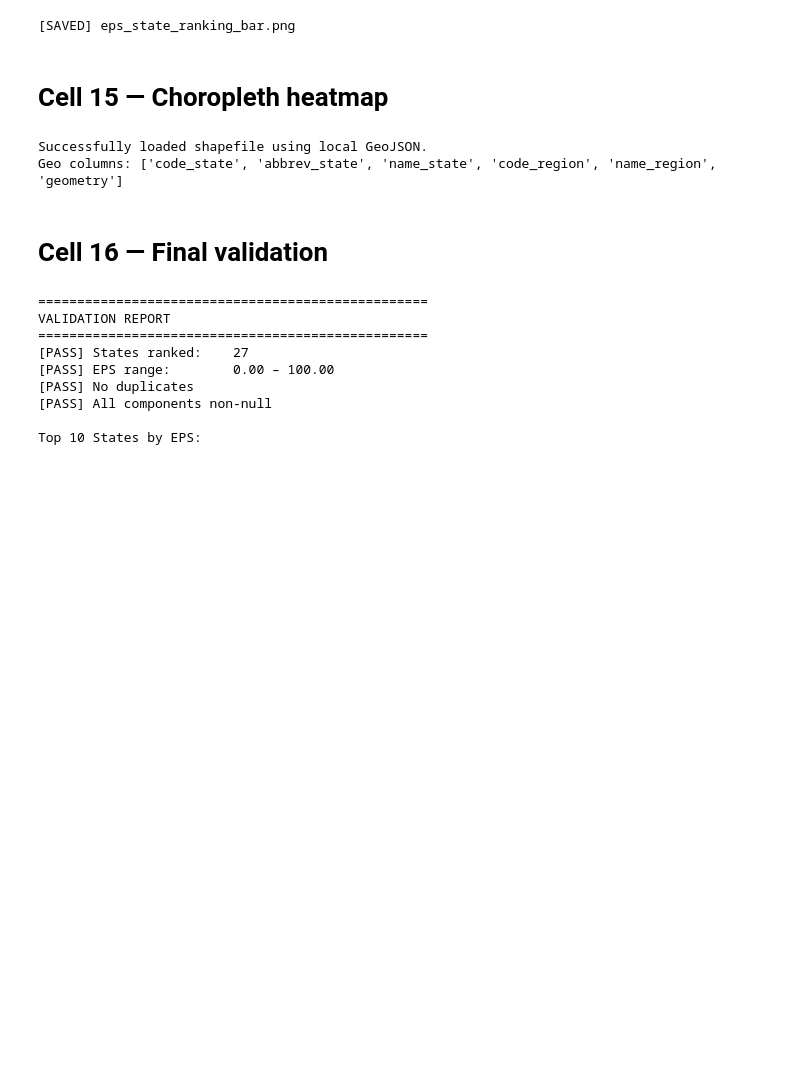
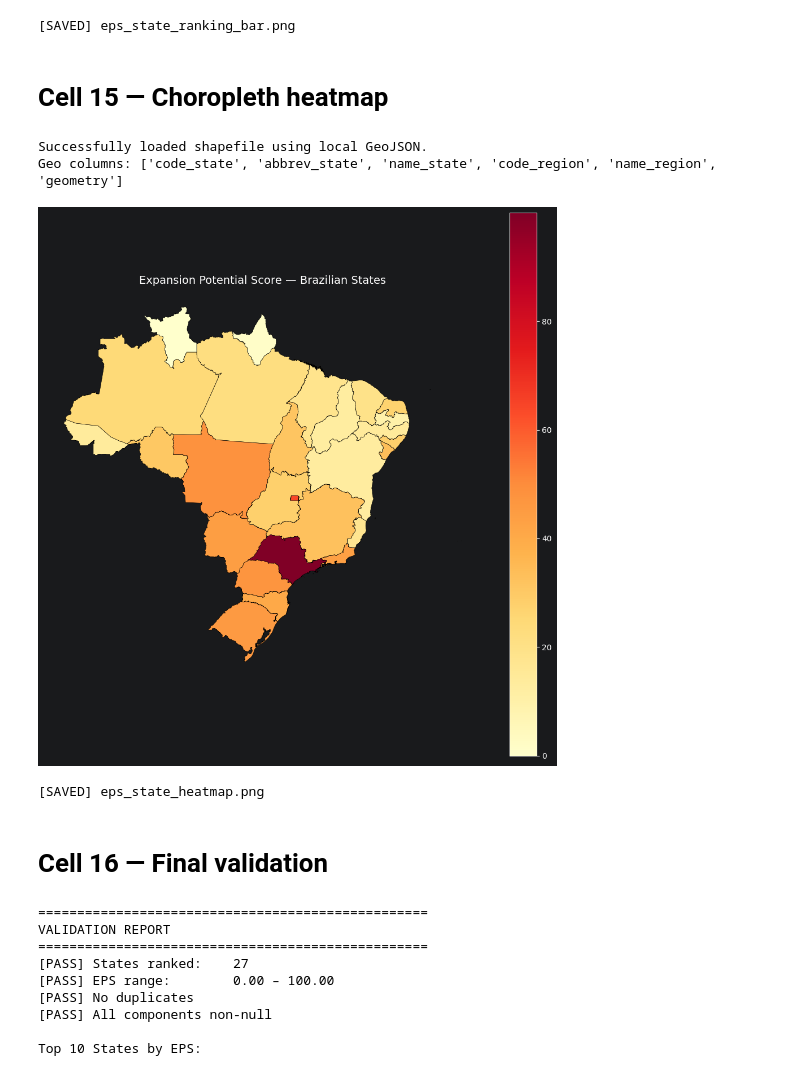
Before and after one commit to DongTienDinh/DAP391m_AI2013_G7, a Jupyter notebook: notebooks/eps_state_week_scoring.ipynb, the cells around one changed output. Drawn from its saved outputs; the diff is of its cells as text; code cells hidden in the pictures; blank space fills up the shorter version.

Commit message:
Update data preprocessing, eda, and eps scoring notebooks

```diff
--- a/notebooks/eps_state_week_scoring.ipynb
+++ b/notebooks/eps_state_week_scoring.ipynb
@@ -512,33 +512,64 @@ if local_geojson.exists():
     try:
         states_geo = gpd.read_file(local_geojson)
         print("Successfully loaded shapefile using local GeoJSON.")
     except Exception as e:
         print(f"[WARN] Failed to read local GeoJSON: {e}. Trying geobr...")
         states_geo = None
 else:
     states_geo = None
 
 if states_geo is None:
     if HAS_GEOBR:
         try:
             states_geo = geobr.read_state(year=2018)
             print("Successfully loaded shapefile using geobr.")
         except Exception as e:
             print(f"[WARN] Failed to read state using geobr: {e}. Trying local shapefile fallback...")
             shp_files = list(RAW_GEOBR.rglob("*.shp"))
             assert shp_files, "[ERROR] No local shapefile found."
             states_shp = [s for s in shp_files if "states" in s.name]
             states_geo = gpd.read_file(states_shp[0] if states_shp else shp_files[0])
     else:
         shp_files = list(RAW_GEOBR.rglob("*.shp"))
         assert shp_files, "[ERROR] No local shapefile found and geobr is not installed."
         states_shp = [s for s in shp_files if "states" in s.name]
         states_geo = gpd.read_file(states_shp[0] if states_shp else shp_files[0])
 
 print("Geo columns:", states_geo.columns.tolist())
+
+# Normalize state abbreviation column
+STATE_COL_CANDIDATES = ["abbrev_state", "sigla_uf", "SIGLA_UF", "UF", "uf"]
+matched = [c for c in STATE_COL_CANDIDATES if c in states_geo.columns]
+if not matched:
+    raise ValueError(
+        f"[ERROR] Cannot find state abbreviation column. "
+        f"Available: {states_geo.columns.tolist()}"
+    )
+states_geo = states_geo.rename(columns={matched[0]: "customer_state"})
+
+# Merge & plot
+gdf = states_geo.merge(
+    eps_ranking[["customer_state", "EPS_0_100", "rank_eps"]],
+    on="customer_state", how="left"
+)
+
+fig, ax = plt.subplots(1, 1, figsize=(10, 10))
+gdf.plot(
+    column="EPS_0_100", ax=ax, legend=True, cmap="YlOrRd",
+    edgecolor="black", linewidth=0.4,
+    missing_kwds={"color": "lightgrey", "label": "No data"},
+)
+ax.set_title("Expansion Potential Score — Brazilian States", fontsize=14)
+ax.axis("off")
+plt.tight_layout()
+plt.savefig(FIG_DIR / "eps_state_heatmap.png", dpi=250, bbox_inches="tight")
+plt.show()
+print("[SAVED] eps_state_heatmap.png")
 # %% [output]
 Successfully loaded shapefile using local GeoJSON.
 Geo columns: ['code_state', 'abbrev_state', 'name_state', 'code_region', 'name_region', 'geometry']
+[figure, added]
+[SAVED] eps_state_heatmap.png
 # %% [markdown]
 # Cell 16 — Final validation
 # %%
```
Also changed, not shown: 2 other files.
